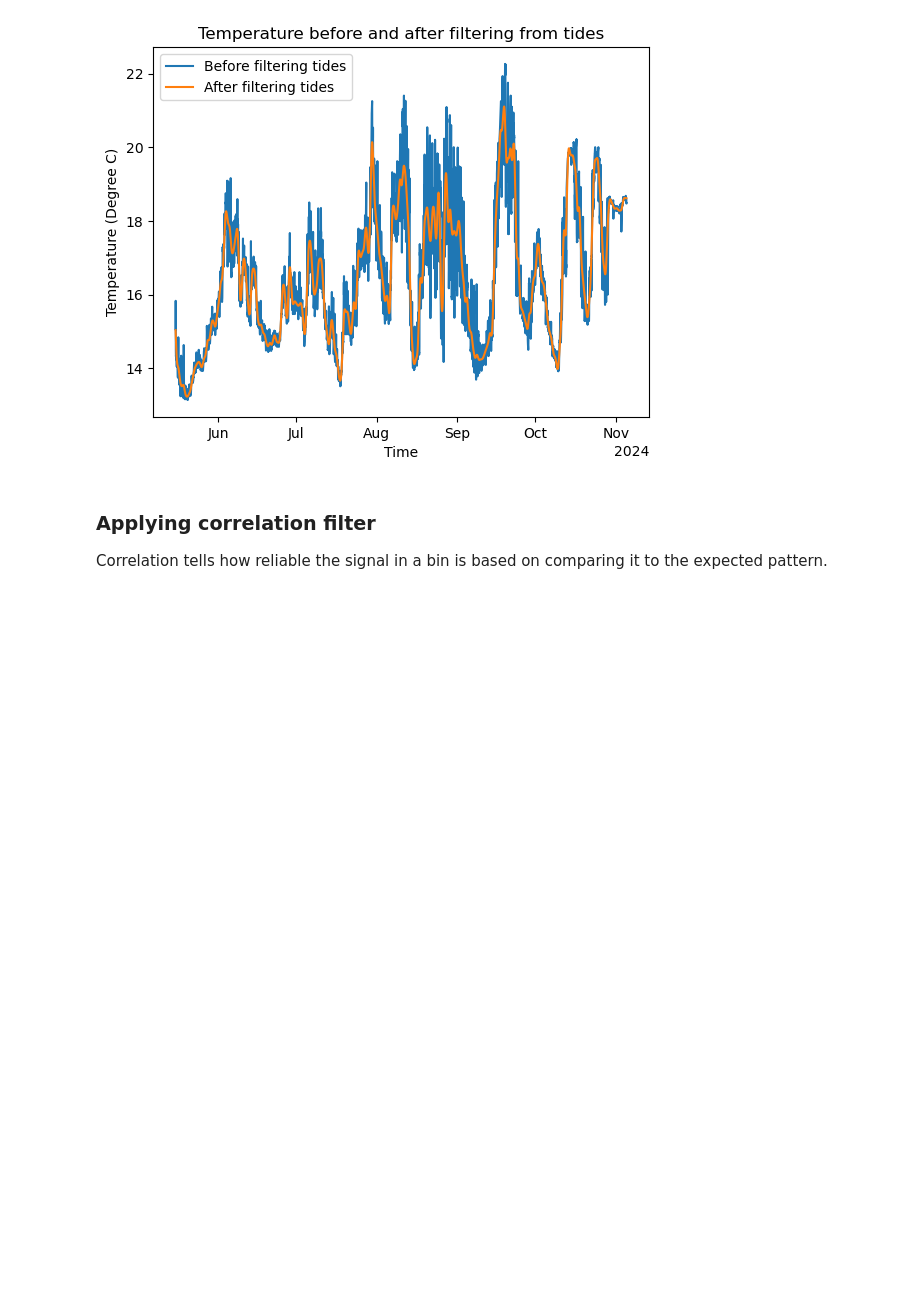
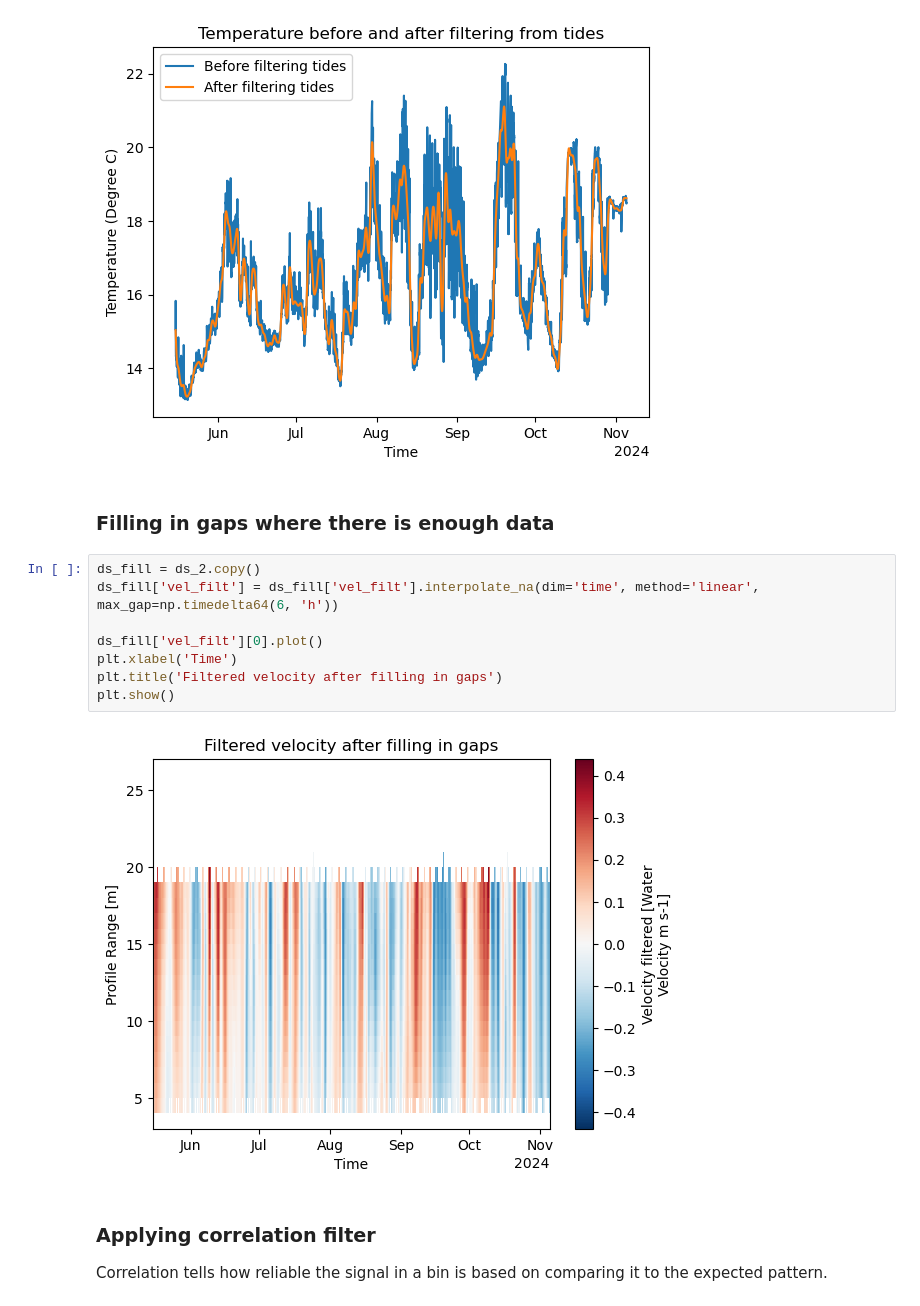
Before and after one commit to AnurovaPrykhodko/ADCP-internship, a Jupyter notebook: raw_data_processing.ipynb, the cells around one changed output. Saved outputs shown, nothing was run; the diff lists cells and outputs as text; blank space fills up the shorter version.

```diff
--- a/raw_data_processing.ipynb
+++ b/raw_data_processing.ipynb
@@ -316,6 +315,18 @@ plt.show()
 [figure]
 [figure]
 [figure]
+# %% [markdown]
+### Filling in gaps where there is enough data
+# %%
+ds_fill = ds_2.copy()
+ds_fill['vel_filt'] = ds_fill['vel_filt'].interpolate_na(dim='time', method='linear', max_gap=np.timedelta64(6, 'h'))
+
+ds_fill['vel_filt'][0].plot()
+plt.xlabel('Time')
+plt.title('Filtered velocity after filling in gaps')
+plt.show()
+# %% [output]
+[figure, added]
 # %% [markdown]
 ### Applying correlation filter
 
```
Also changed, not shown: parts of 11 cells of this notebook.
